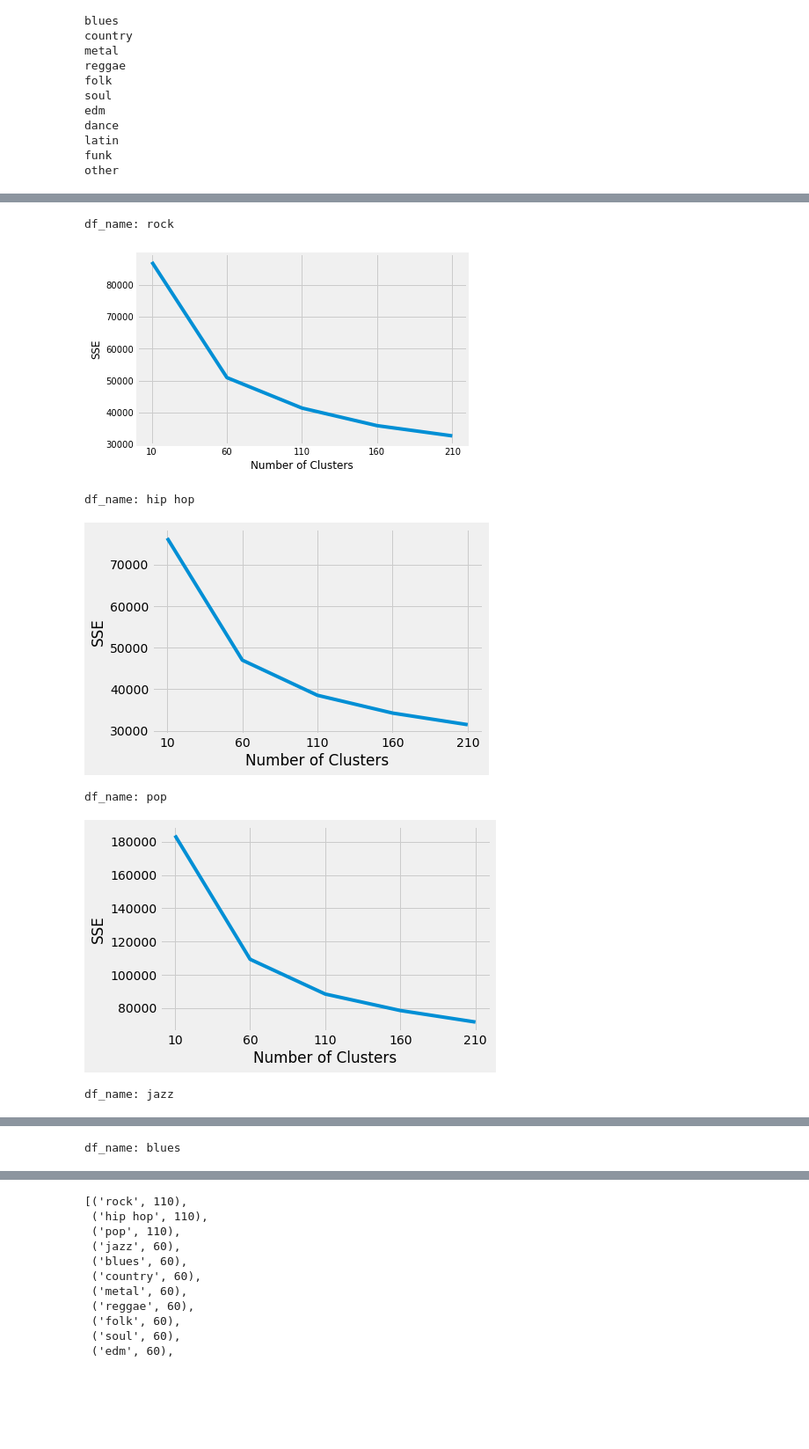
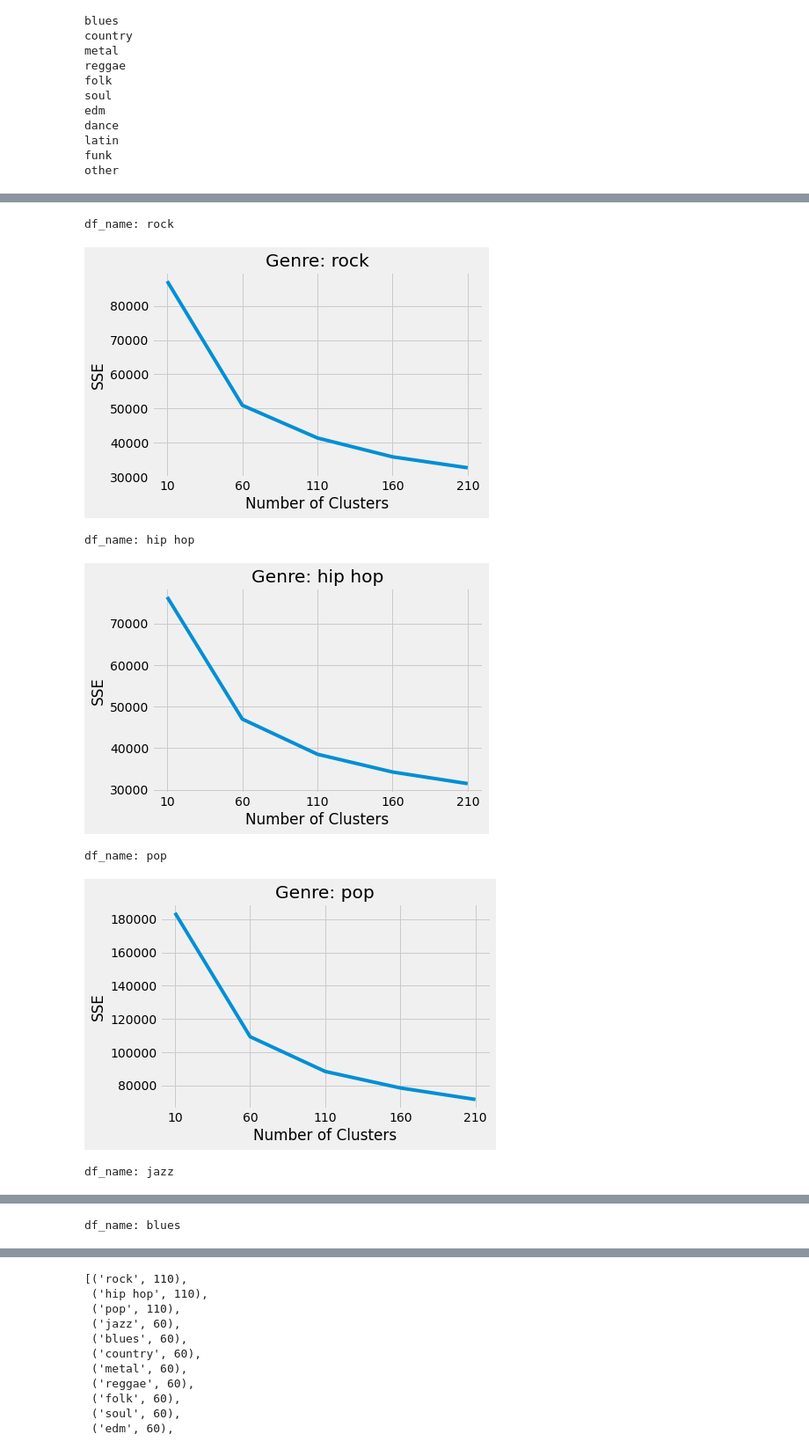
Before and after one commit to jong-inn/music_clustering_recommendation, a Jupyter notebook: spotify_kmeans.ipynb, the cells around one changed output, grey strips where cells are left out. Shown at 88% size. Cells and saved outputs as stored; diff of their text form; code cells hidden in the pictures; blank space fills up the shorter version.

```diff
--- a/spotify_kmeans.ipynb
+++ b/spotify_kmeans.ipynb
@@ -117,36 +124,37 @@ other
 # %%
 kmeans_kwargs = {
     "init": "random",
     "n_init": 10,
     "max_iter": 300,
     "random_state": 2022,
 }
 
 # A list holds the SSE values for each k
 plot_range = range(10, 250, 50)
 
 for df_name, scaler, scaled_features in scaled_features_list:
     print(f"df_name: {df_name}")
     sse = []
     for k in plot_range:
         if k != 10:
             k = k - 10
         kmeans = KMeans(n_clusters=k, **kmeans_kwargs)
         kmeans.fit(scaled_features)
         sse.append(kmeans.inertia_)
 
 
     plt.style.use("fivethirtyeight")
     plt.plot(plot_range, sse)
+    plt.title(f"Genre: {df_name}")
     plt.xticks(plot_range)
     plt.xlabel("Number of Clusters")
     plt.ylabel("SSE")
     plt.show()
 # %% [output]
 df_name: rock
-[figure, old version]
+[figure, new version]
 df_name: hip hop
-[figure, old version]
+[figure, new version]
 df_name: pop
-[figure, old version]
+[figure, new version]
 df_name: jazz
```
Also changed, not shown: parts of 10 cells of this notebook, 1 other file.
